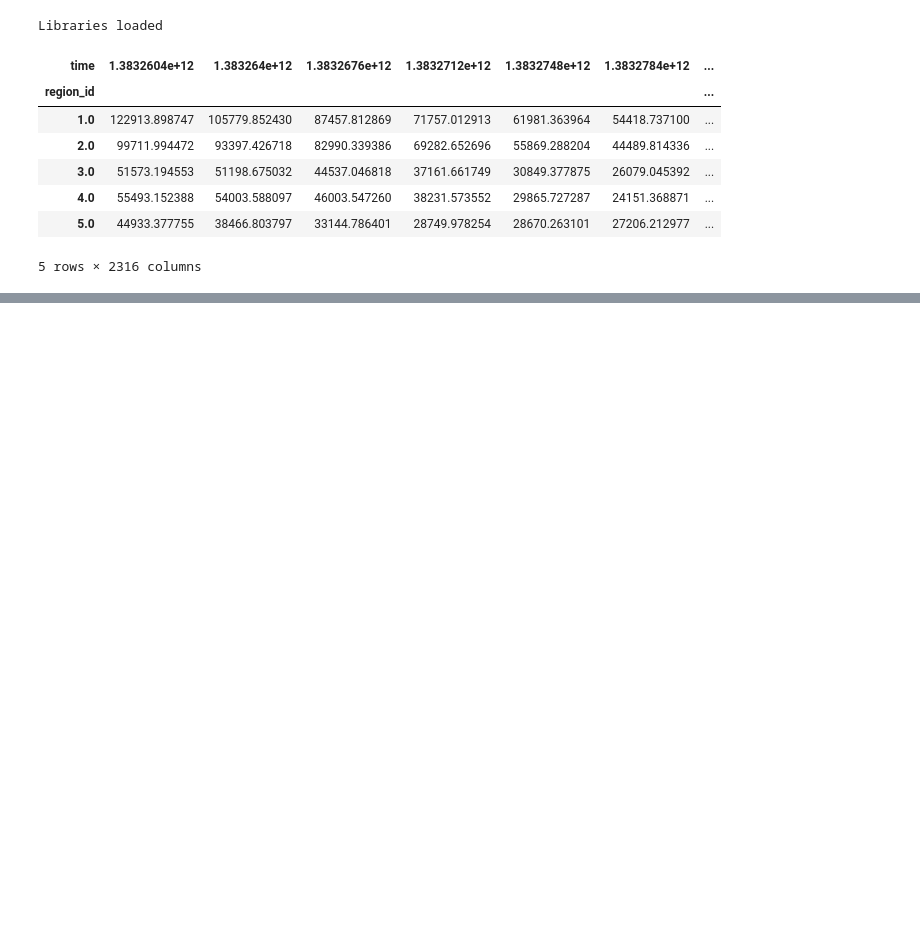
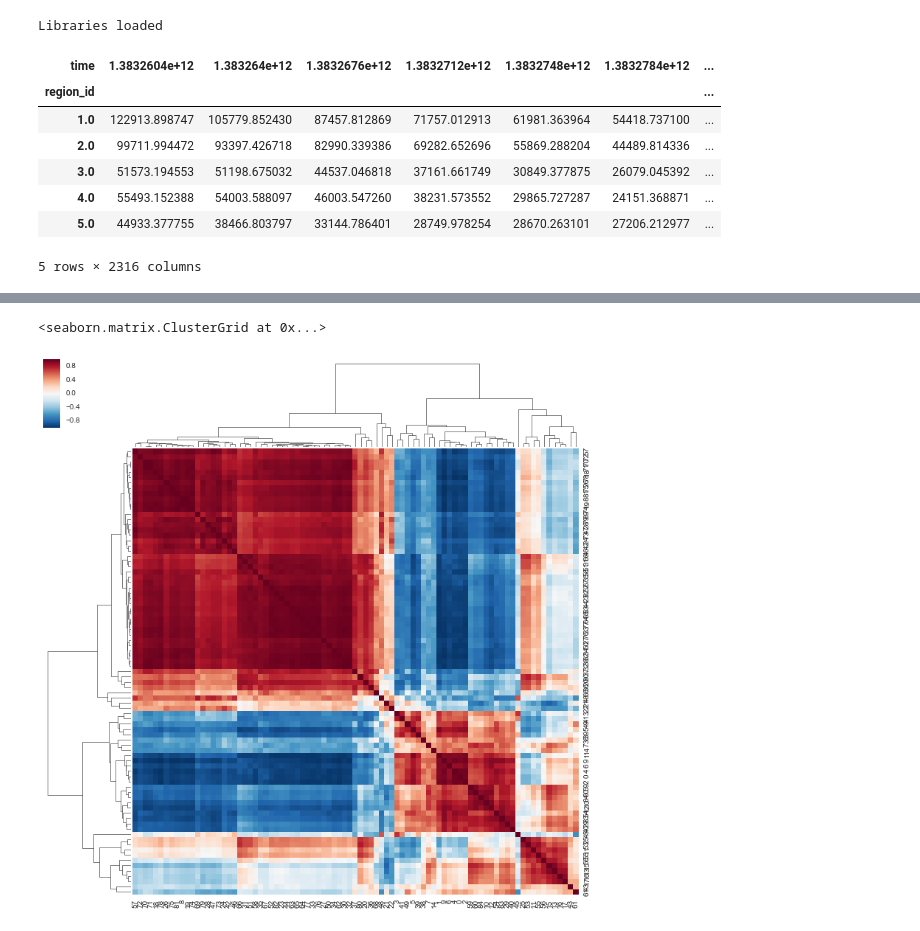
Before and after one commit to uwescience/DSSG2016-SensingTheCensus, a Jupyter notebook: src/notebooks/2016-07-27_Time-Series-Clustering.ipynb, the cells around one changed output, grey strips where cells are left out. Drawn from its saved outputs; the diff is of its cells as text; code cells hidden in the pictures; blank space fills up the shorter version.

```diff
--- a/src/notebooks/2016-07-27_Time-Series-Clustering.ipynb
+++ b/src/notebooks/2016-07-27_Time-Series-Clustering.ipynb
@@ -59,0 +92,16 @@ xpp = pd.DataFrame(x_prime)
+# %%
+corr = xpp.corr()
+correlations_array = np.asarray(corr)
+# %%
+
+row_linkage = hierarchy.linkage(
+    distance.pdist(correlations_array), method='average')
+
+col_linkage = hierarchy.linkage(
+    distance.pdist(correlations_array.T), method='average')
+
+sns.clustermap(corr, row_linkage=row_linkage, col_linkage=col_linkage, method="average",
+               figsize=(13, 13))
+# %% [output]
+<seaborn.matrix.ClusterGrid at 0x...>
+[figure, added]
```
Also changed, not shown: parts of 26 cells of this notebook, 6 other files.
